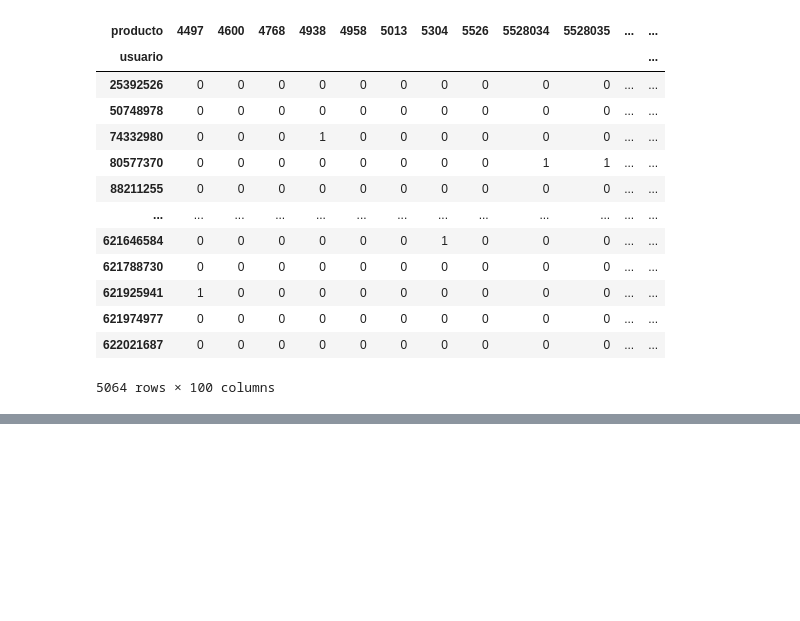
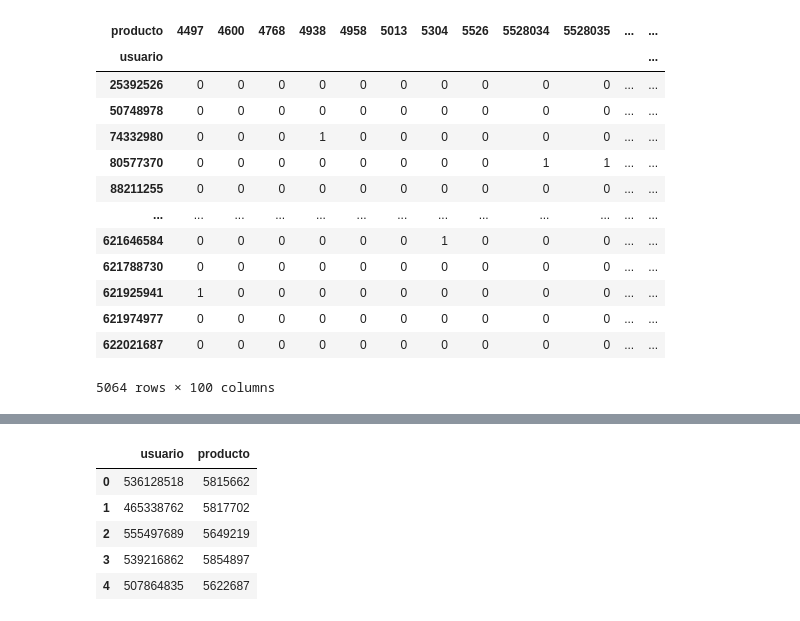
Before and after one commit to PabloHVega/ECommerce, a Jupyter notebook: notebooks/03_Recomendador.ipynb, the cells around one changed output, grey strips where cells are left out. Drawn from its saved outputs; the diff is of its cells as text; code cells hidden in the pictures; blank space fills up the shorter version.

```diff
--- a/notebooks/03_Recomendador.ipynb
+++ b/notebooks/03_Recomendador.ipynb
@@ -87,0 +140,9 @@ matriz_usuario_item
+# %%
+temp_top.head()
+# %% [output]
+|  | usuario | producto |
+| 0 | 536128518 | 5815662 |
+| 1 | 465338762 | 5817702 |
+| 2 | 555497689 | 5649219 |
+| 3 | 539216862 | 5854897 |
+| 4 | 507864835 | 5622687 |
```
Also changed, not shown: parts of 4 cells of this notebook.
